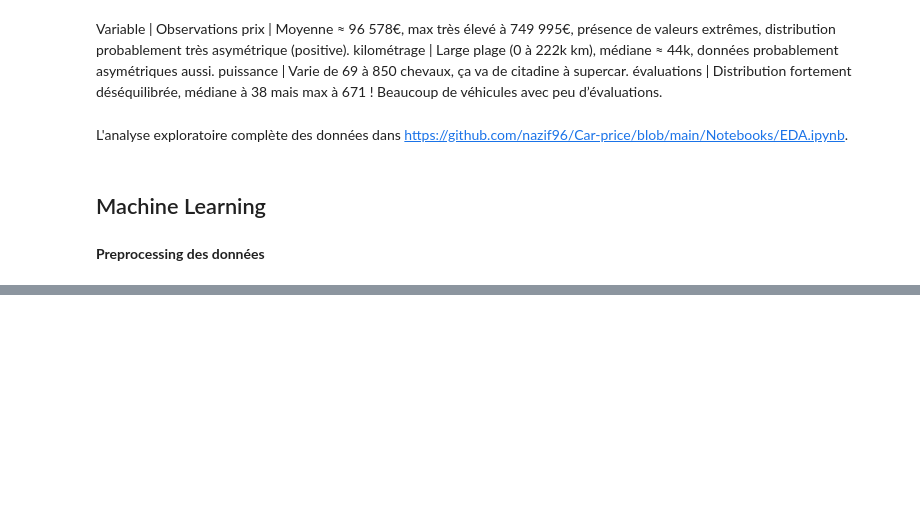
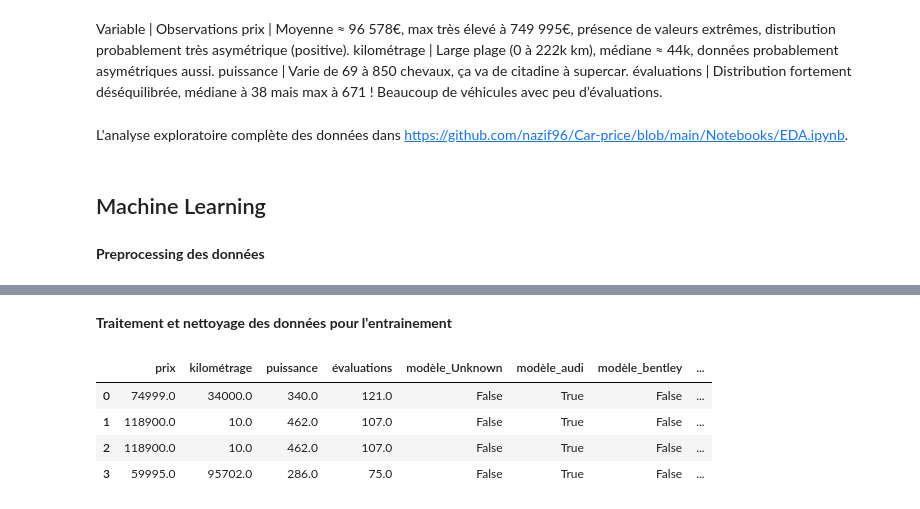
Before and after one commit to nazif96/Car-price, a Jupyter notebook: Principal.ipynb, the cells around one changed output, grey strips where cells are left out. Drawn from its saved outputs; the diff is of its cells as text; code cells hidden in the pictures; blank space fills up the shorter version.

```diff
--- a/Principal.ipynb
+++ b/Principal.ipynb
@@ -104,3 +108,7 @@ L'analyse exploratoire complète des données dans https://github.com/nazif96/Ca
 ## Machine Learning
 # %% [markdown]
 **Preprocessing des données**
+# %%
+# les données
+df = pd.read_csv(DATA_DIR / 'vehicules.csv')
+df.head(4)
@@ -106,0 +121,13 @@ L'analyse exploratoire complète des données dans https://github.com/nazif96/Ca
+# %% [markdown]
+**Traitement et nettoyage des données pour l'entrainement**
+# %%
+from cleaning_data.cleaning import clean_preprocess
+
+df = clean_preprocess(df)
+df.head(4)
+# %% [output]
+|  | prix | kilométrage | puissance | évaluations | modèle_Unknown | modèle_audi | modèle_bentley | ... |
+| 0 | 74999.0 | 34000.0 | 340.0 | 121.0 | False | True | False | ... |
+| 1 | 118900.0 | 10.0 | 462.0 | 107.0 | False | True | False | ... |
+| 2 | 118900.0 | 10.0 | 462.0 | 107.0 | False | True | False | ... |
+| 3 | 59995.0 | 95702.0 | 286.0 | 75.0 | False | True | False | ... |
```
Also changed, not shown: parts of 14 cells of this notebook, 2 other files.
